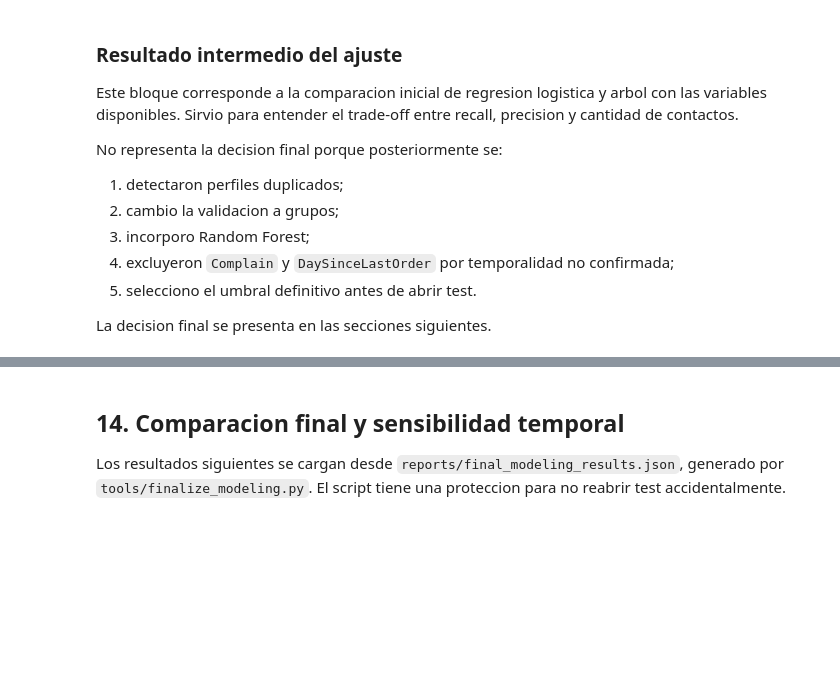
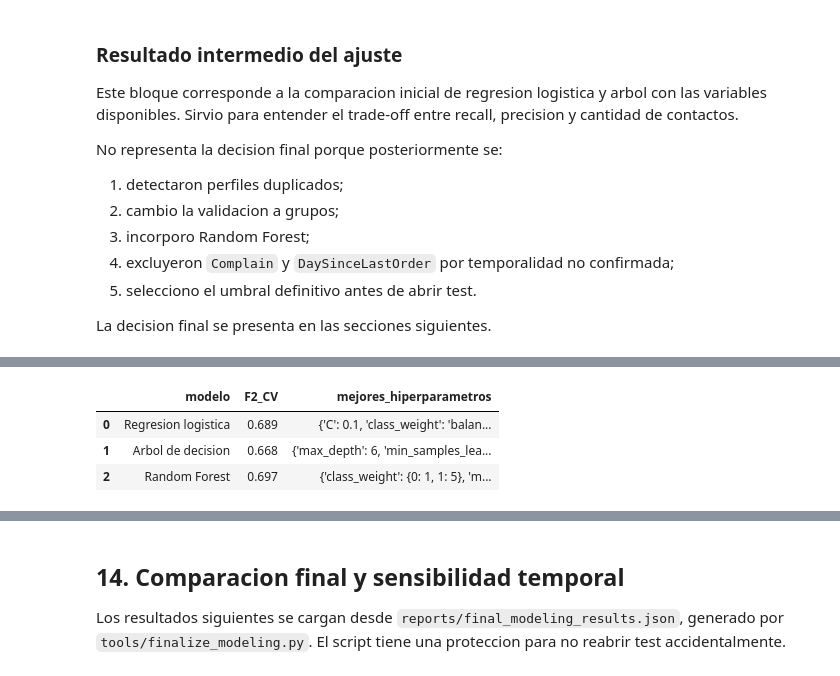
Before and after one commit to FelipeTamaki/TP_IA_aplicada_a_negocios_churn_Grupo1, a Jupyter notebook: Modelo.ipynb, the cells around one changed output, grey strips where cells are left out. Cells and saved outputs as stored; diff of their text form; code cells hidden in the pictures; blank space fills up the shorter version.

```diff
--- a/Modelo.ipynb
+++ b/Modelo.ipynb
@@ -1070,0 +1095,84 @@ La decision final se presenta en las secciones siguientes.
+# %%
+import sys
+from pathlib import Path
+
+sys.path.insert(0, str(Path("tools").resolve()))
+from finalize_modeling import (
+    build_preprocessor,
+    prepare_features,
+    metrics_from_probabilities,
+    precision_at_recall,
+    SUSPICIOUS_FEATURES,
+)
+from sklearn.ensemble import RandomForestClassifier
+from sklearn.model_selection import GridSearchCV
+
+# Escenario conservador: mismas variables que el modelo final
+# (sin Complain ni DaySinceLastOrder, por temporalidad no confirmada).
+X_train_tuned = prepare_features(X_train, SUSPICIOUS_FEATURES)
+
+f2_scorer = make_scorer(fbeta_score, beta=2, zero_division=0)
+prep_scaled = build_preprocessor(X_train_tuned, scale_numeric=True)
+prep_plain = build_preprocessor(X_train_tuned, scale_numeric=False)
+
+# Grillas chicas y explicables (que se probo y por que gano cada modelo).
+search_spaces = {
+    "Regresion logistica": (
+        Pipeline([
+            ("preprocessor", prep_scaled),
+            ("model", LogisticRegression(max_iter=2000, random_state=RANDOM_STATE)),
+        ]),
+        {
+            "model__C": [0.1, 1.0, 10.0],
+            "model__class_weight": ["balanced", {0: 1, 1: 3}],
+        },
+    ),
+    "Arbol de decision": (
+        Pipeline([
+            ("preprocessor", prep_plain),
+            ("model", DecisionTreeClassifier(class_weight="balanced", random_state=RANDOM_STATE)),
+        ]),
+        {
+            "model__max_depth": [4, 5, 6],
+            "model__min_samples_leaf": [20, 40],
+        },
+    ),
+    "Random Forest": (
+        Pipeline([
+            ("preprocessor", prep_plain),
+            ("model", RandomForestClassifier(
+                max_features=0.5, max_samples=0.7,
+                random_state=RANDOM_STATE, n_jobs=-1,
+            )),
+        ]),
+        {
+            "model__n_estimators": [300, 500],
+            "model__max_depth": [12, 16],
+            "model__min_samples_leaf": [4, 8],
+            "model__class_weight": ["balanced", {0: 1, 1: 5}],
+        },
+    ),
+}
+
+tuned_oof = {}
+search_summary = []
+for name, (pipeline, grid) in search_spaces.items():
+    search = GridSearchCV(pipeline, grid, scoring=f2_scorer, cv=cv, n_jobs=-1, refit=True)
+    search.fit(X_train_tuned, y_train, groups=train_groups)
+    tuned_oof[name] = cross_val_predict(
+        search.best_estimator_, X_train_tuned, y_train,
+        cv=cv, groups=train_groups, method="predict_proba", n_jobs=-1,
+    )[:, 1]
+    best_params = {k.replace("model__", ""): v for k, v in search.best_params_.items()}
+    search_summary.append({
+        "modelo": name,
+        "F2_CV": round(search.best_score_, 3),
+        "mejores_hiperparametros": best_params,
+    })
+
+display(pd.DataFrame(search_summary))
+# %% [output]
+|  | modelo | F2_CV | mejores_hiperparametros |
+| 0 | Regresion logistica | 0.689 | {'C': 0.1, 'class_weight': 'balan... |
+| 1 | Arbol de decision | 0.668 | {'max_depth': 6, 'min_samples_lea... |
+| 2 | Random Forest | 0.697 | {'class_weight': {0: 1, 1: 5}, 'm... |
```
Also changed, not shown: parts of 25 cells of this notebook, 22 other files.
